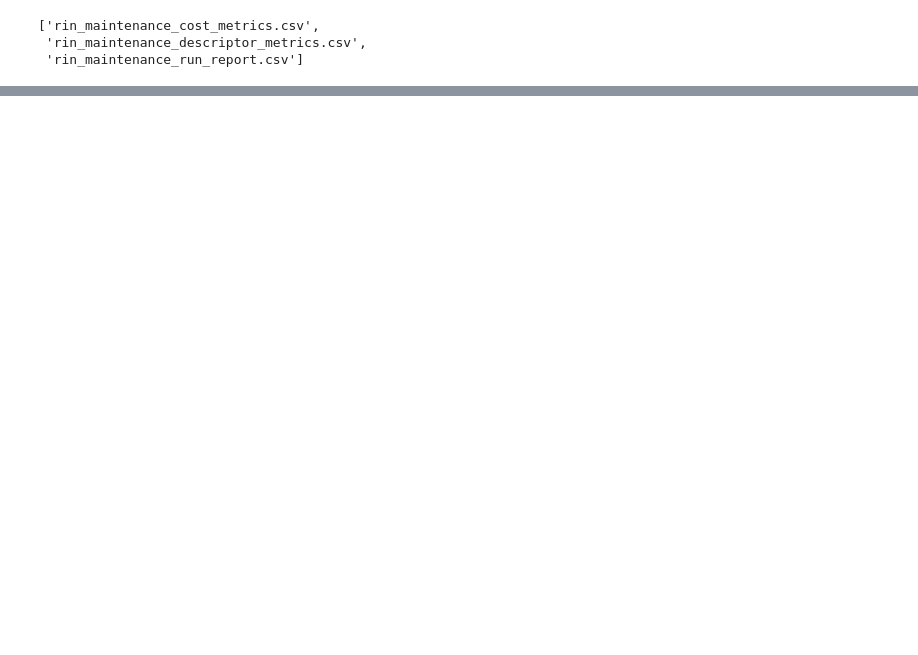
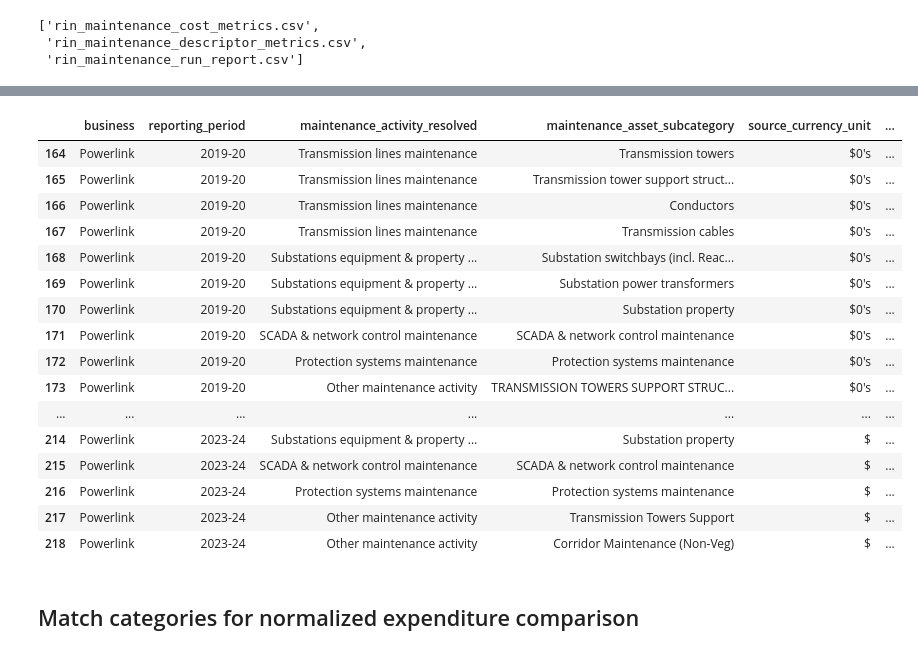
Before and after one commit to keithzyyy/aer-data-extraction, a Jupyter notebook: notebooks/rin_wkbk_standardize.ipynb, the cells around one changed output, grey strips where cells are left out. Drawn from its saved outputs; the diff is of its cells as text; code cells hidden in the pictures; blank space fills up the shorter version.

```diff
--- a/notebooks/rin_wkbk_standardize.ipynb
+++ b/notebooks/rin_wkbk_standardize.ipynb
@@ -54,0 +484,27 @@ cost
+# %%
+stage_2a.cost_metrics[['business', 'reporting_period',
+                       'maintenance_activity_resolved', 'maintenance_asset_subcategory',
+                       'source_currency_unit',
+                       'routine_maintenance_expenditure',
+                       'non_routine_maintenance_expenditure', 'activity_resolution_status', 'source_workbook', 'source_row'
+                       ]].query('business=="Powerlink"').sort_values(by=['reporting_period', 'source_row'])
+# %% [output]
+|  | business | reporting_period | maintenance_activity_resolved | maintenance_asset_subcategory | source_currency_unit | ... |
+| 164 | Powerlink | 2019-20 | Transmission lines maintenance | Transmission towers | $0's | ... |
+| 165 | Powerlink | 2019-20 | Transmission lines maintenance | Transmission tower support struct... | $0's | ... |
+| 166 | Powerlink | 2019-20 | Transmission lines maintenance | Conductors | $0's | ... |
+| 167 | Powerlink | 2019-20 | Transmission lines maintenance | Transmission cables | $0's | ... |
+| 168 | Powerlink | 2019-20 | Substations equipment & property ... | Substation switchbays (incl. Reac... | $0's | ... |
+| 169 | Powerlink | 2019-20 | Substations equipment & property ... | Substation power transformers | $0's | ... |
+| 170 | Powerlink | 2019-20 | Substations equipment & property ... | Substation property | $0's | ... |
+| 171 | Powerlink | 2019-20 | SCADA & network control maintenance | SCADA & network control maintenance | $0's | ... |
+| 172 | Powerlink | 2019-20 | Protection systems maintenance | Protection systems maintenance | $0's | ... |
+| 173 | Powerlink | 2019-20 | Other maintenance activity | TRANSMISSION TOWERS SUPPORT STRUC... | $0's | ... |
+| ... | ... | ... | ... | ... | ... | ... |
+| 214 | Powerlink | 2023-24 | Substations equipment & property ... | Substation property | $ | ... |
+| 215 | Powerlink | 2023-24 | SCADA & network control maintenance | SCADA & network control maintenance | $ | ... |
+| 216 | Powerlink | 2023-24 | Protection systems maintenance | Protection systems maintenance | $ | ... |
+| 217 | Powerlink | 2023-24 | Other maintenance activity | Transmission Towers Support | $ | ... |
+| 218 | Powerlink | 2023-24 | Other maintenance activity | Corridor Maintenance (Non-Veg) | $ | ... |
+# %% [markdown]
+## Match categories for normalized expenditure comparison
```
Also changed, not shown: parts of 68 cells of this notebook, 4 other files.
